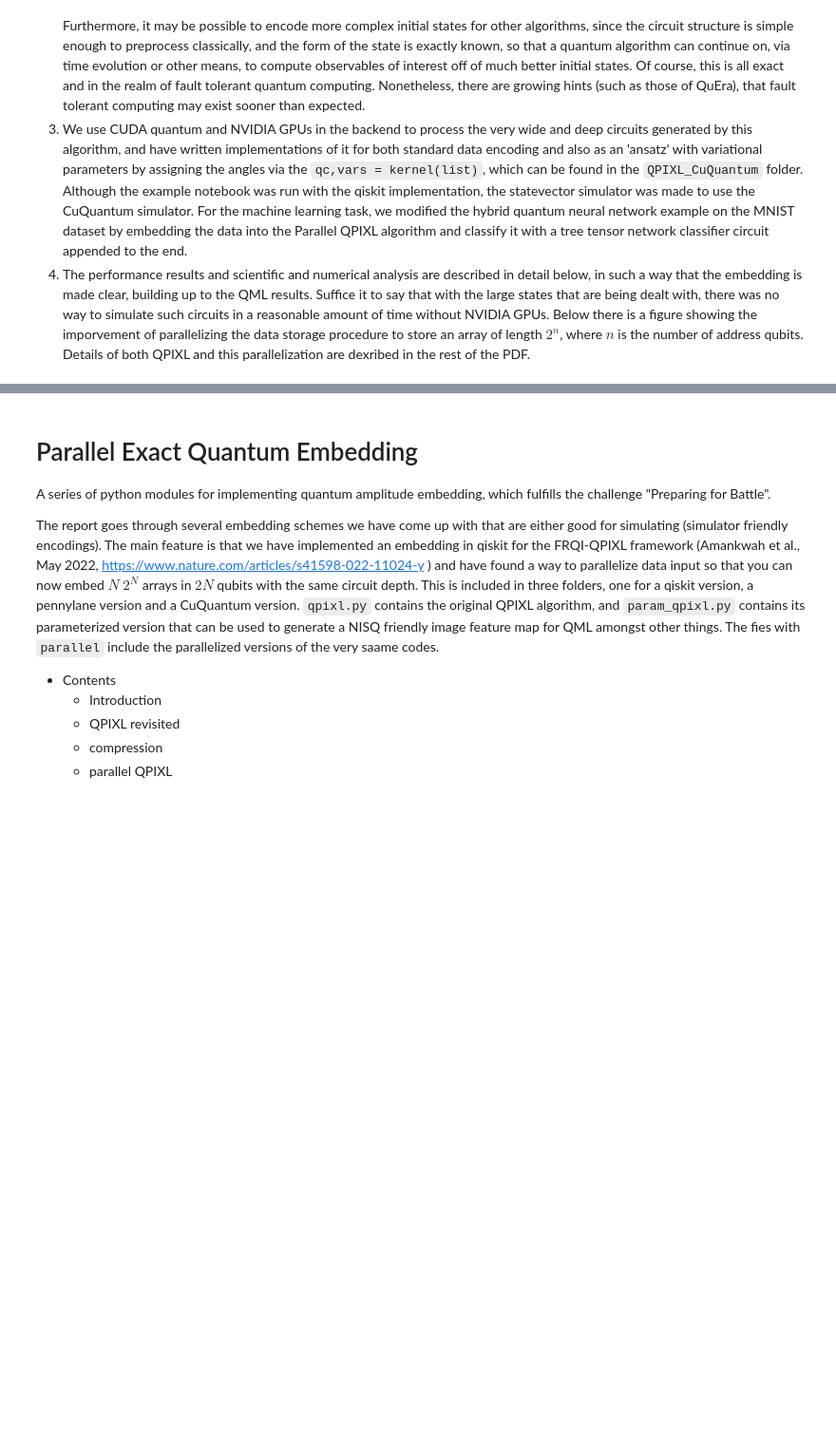
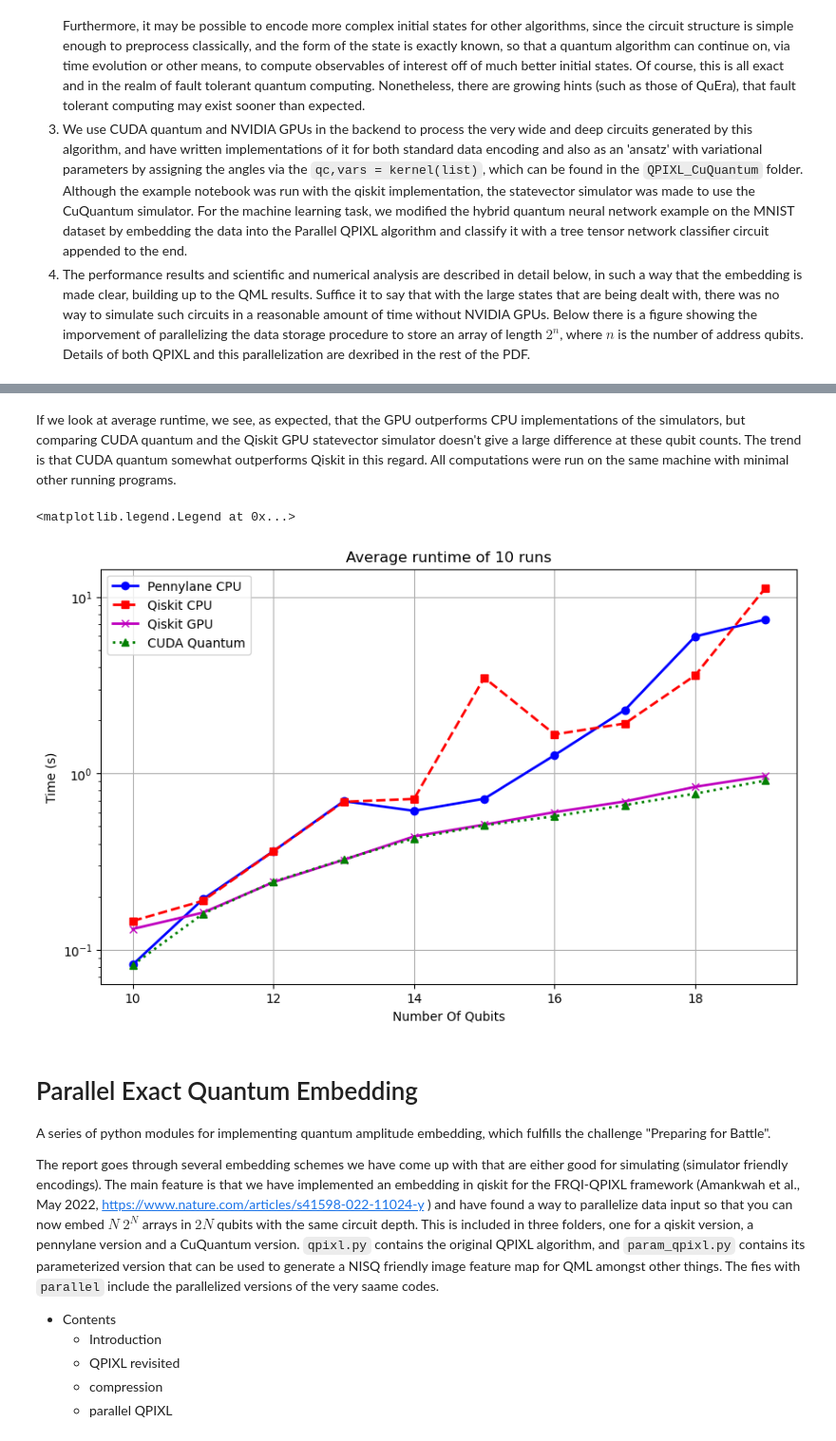
Before and after one commit to HeidelbergQuantum/qhack2024, a Jupyter notebook: FINAL_submission/Qpixl_parallel_test.ipynb, the cells around one changed output, grey strips where cells are left out. Shown: that part at 95% size. Saved outputs shown, nothing was run; the diff lists cells and outputs as text; code cells hidden in the pictures; blank space fills up the shorter version.

```diff
--- a/FINAL_submission/Qpixl_parallel_test.ipynb
+++ b/FINAL_submission/Qpixl_parallel_test.ipynb
@@ -31,3 +31,73 @@ plt.legend()
+# %% [markdown]
+If we look at average runtime, we see, as expected, that the GPU outperforms CPU implementations of the simulators, but comparing CUDA quantum and the Qiskit GPU statevector simulator doesn't give a large difference at these qubit counts. The trend is that CUDA quantum somewhat outperforms Qiskit in this regard. All computations were run on the same machine with minimal other running programs.
+# %%
+pennylane_default = [0.08265026244334876,
+ 0.19401208260096608,
+ 0.36253016320988535,
+ 0.696146191842854,
+ 0.6139039143919944,
+ 0.7183359822258353,
+ 1.2686408817768098,
+ 2.2884894280228765,
+ 5.974299326818437,
+ 7.450464610569179]
+
+qiskit_default = [0.14577143606729806,
+ 0.18977510100230574,
+ 0.3622487920336425,
+ 0.6900202533695847,
+ 0.7164735754020513,
+ 3.4860484146513047,
+ 1.6646287783514708,
+ 1.9181360151618718,
+ 3.5936100111342966,
+ 11.24890049980022]
+
+qiskit_GPU = [0.13144086878746747,
+ 0.16265760799869894,
+ 0.24184973016381264,
+ 0.32376781199127436,
+ 0.4394731789827347,
+ 0.5124840108212083,
+ 0.6029365699738264,
+ 0.6935588592197746,
+ 0.8393034366890788,
+ 0.967369829211384]
+
+CUDA_SDK = [0.0821025756187737,
+ 0.16024912539869546,
+ 0.24325067964382469,
+ 0.32509657577611506,
+ 0.42840386857278645,
+ 0.5077826207969338,
+ 0.5713453786447644,
+ 0.6616535493638367,
+ 0.76805939078331,
+ 0.9106043060310185]
+import matplotlib.pyplot as plt
+
+x = list(range(10,20))
+
+fig, ax = plt.subplots(figsize=(10, 6))
+
+# Plot the first line
+plt.plot(x, pennylane_default, label='Pennylane CPU', color='b', marker='o', linestyle='-', linewidth=2)
+
+# Plot the second line
+plt.plot(x, qiskit_default, label='Qiskit CPU', color='r', marker='s', linestyle='--', linewidth=2)
+plt.plot(x, qiskit_GPU, label='Qiskit GPU', color='m', marker='x', linestyle='-', linewidth=2)
+plt.plot(x, CUDA_SDK, label='CUDA Quantum', color='g', marker='^', linestyle=':', linewidth=2)
+
+plt.yscale('log')
+# Customize the plot
+plt.title('Average runtime of 10 runs')
+plt.xlabel('Number Of Qubits')
+plt.ylabel('Time (s)')
+plt.grid(True)
+plt.legend()
+# %% [output]
+<matplotlib.legend.Legend at 0x...>
+[figure, added]
 # %% [markdown]
 # Parallel Exact Quantum Embedding
 A series of python modules for implementing quantum amplitude embedding, which fulfills the challenge "Preparing for Battle".
```
Also changed, not shown: parts of 6 cells of this notebook.
